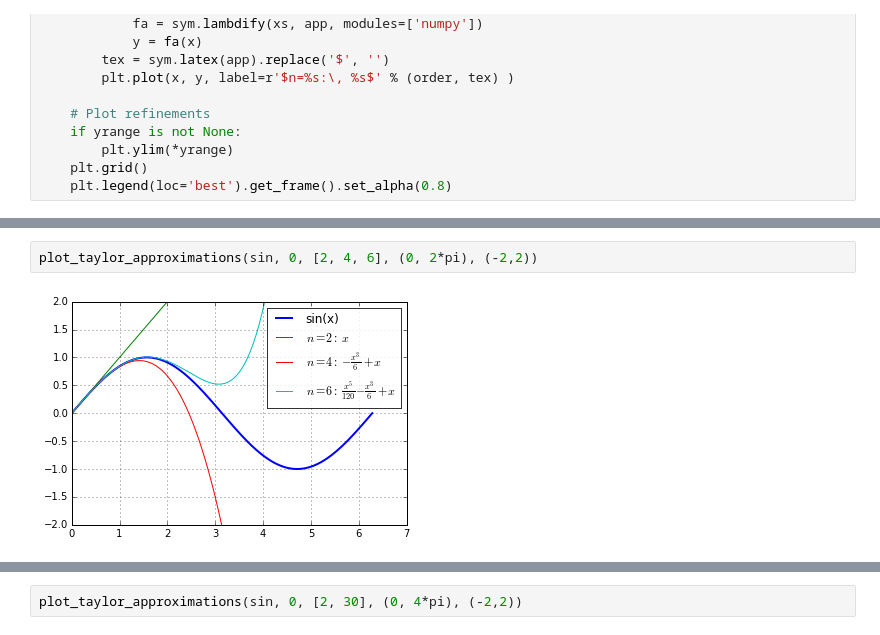
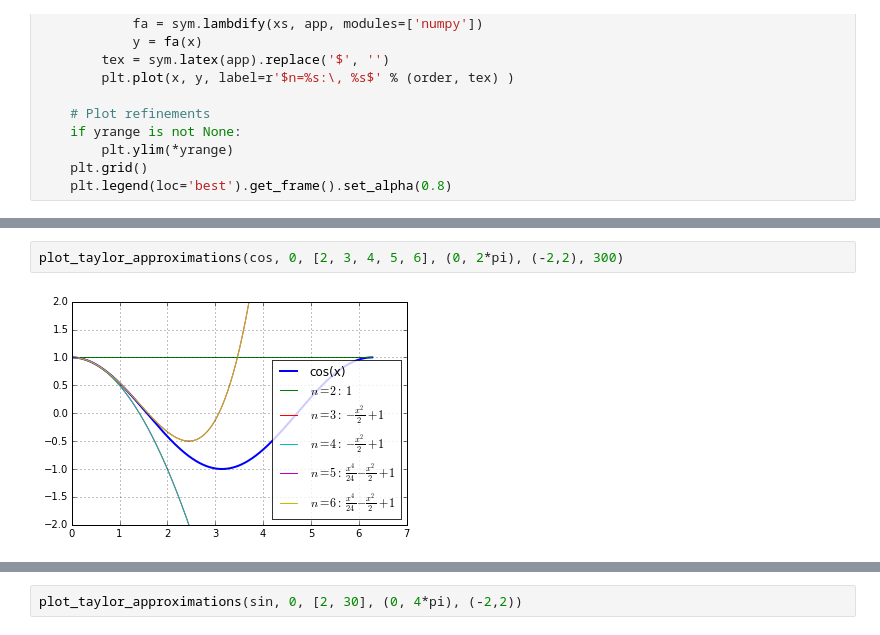
Before and after one commit to robfatland/percival, a Jupyter notebook: IPython Notebooks/Robs Resource Notebook.ipynb, the cells around one changed output, grey strips where cells are left out. Saved outputs shown, nothing was run; the diff lists cells and outputs as text.

```diff
--- a/IPython Notebooks/Robs Resource Notebook.ipynb
+++ b/IPython Notebooks/Robs Resource Notebook.ipynb
@@ -89,4 +133,4 @@ def plot_taylor_approximations(func, x0=None, orders=(2, 4), xrange=(0,1), yrang
 # %%
-plot_taylor_approximations(sin, 0, [2, 4, 6], (0, 2*pi), (-2,2))
+plot_taylor_approximations(cos, 0, [2, 3, 4, 5, 6], (0, 2*pi), (-2,2), 300)
 # %% [output]
-[figure, old version]
+[figure, new version]
```
Also changed, not shown: parts of 12 cells of this notebook, 4 other files.
